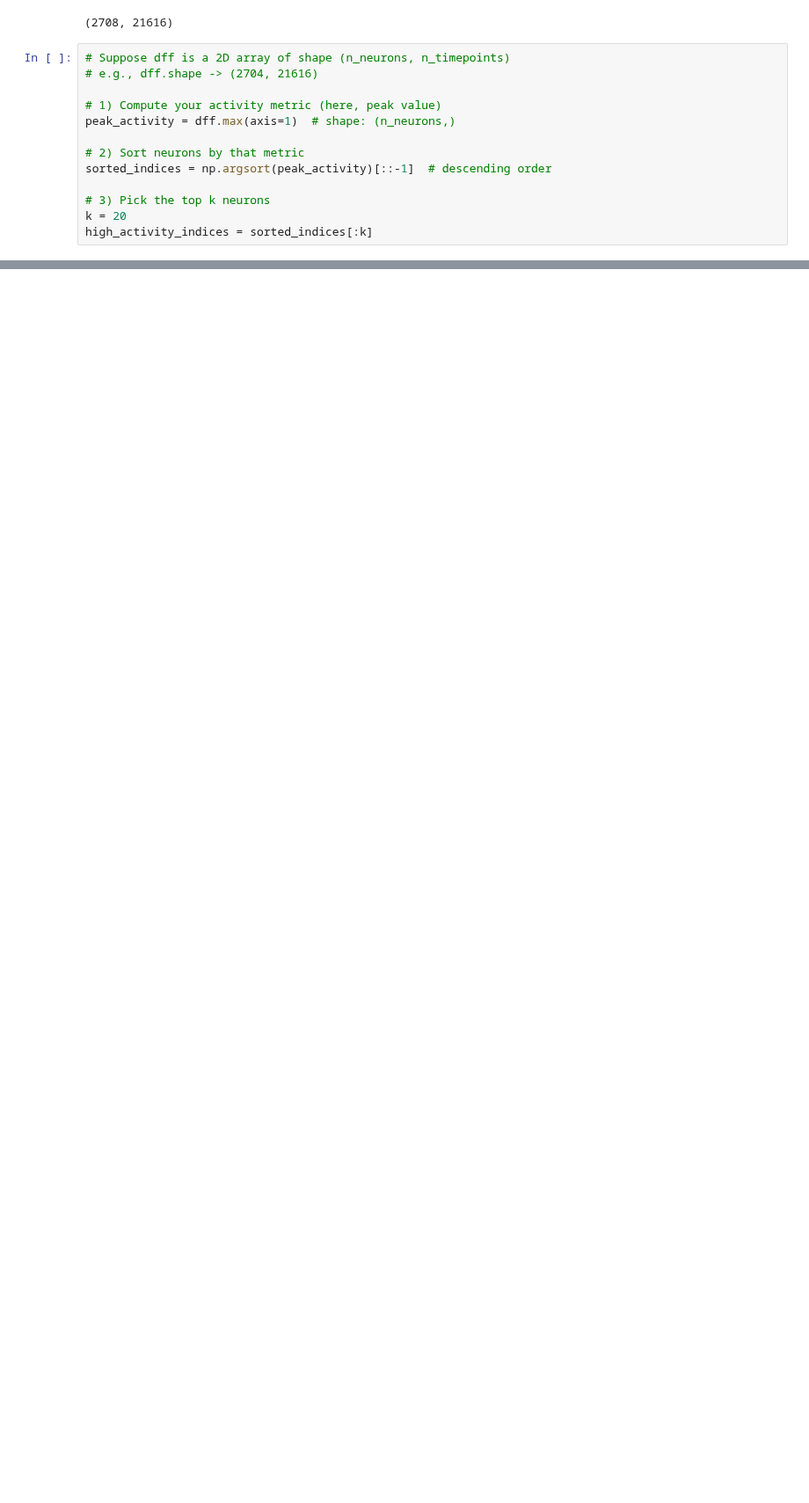
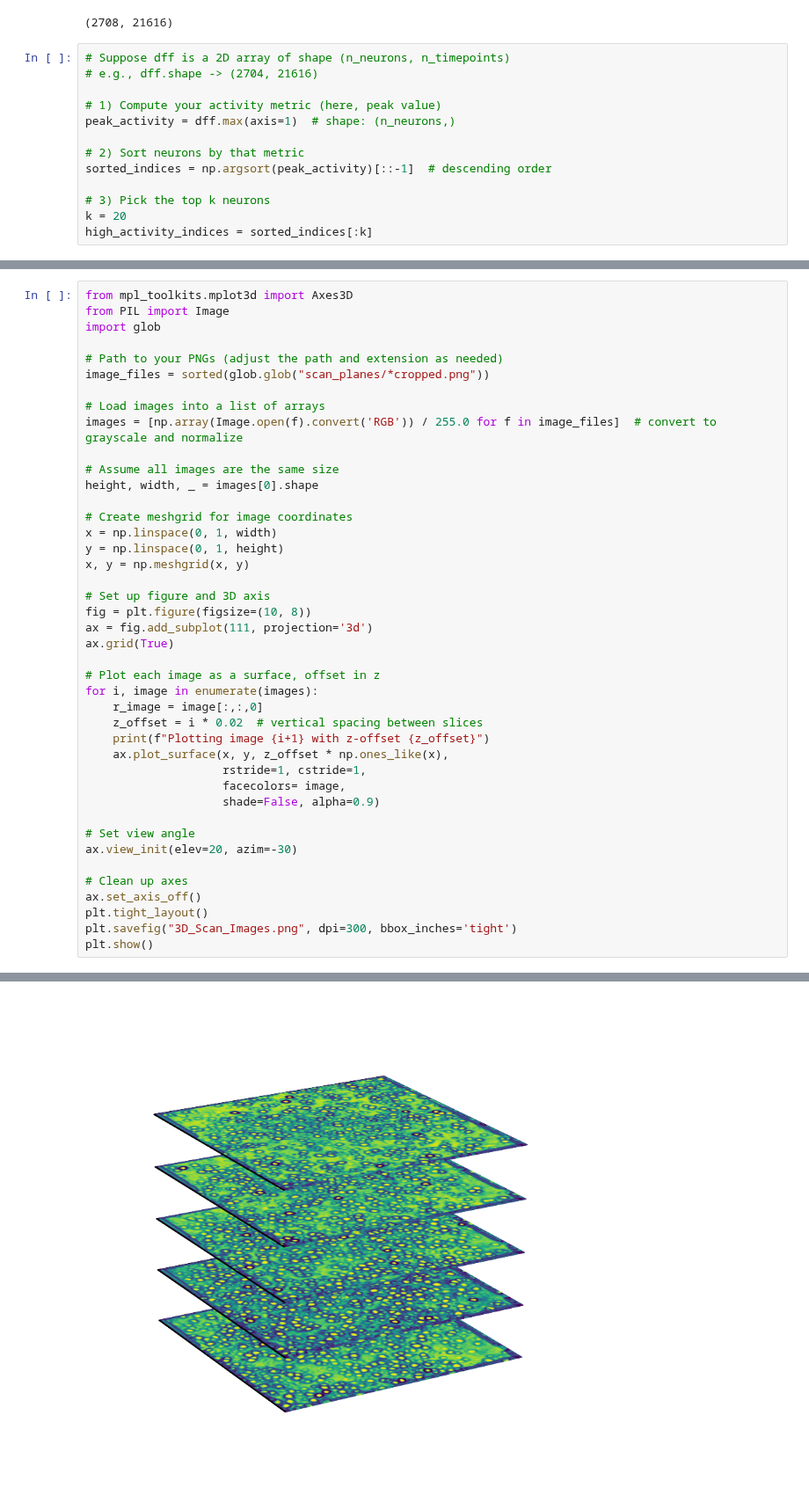
Before and after one commit to Jawagnercarena/Assembly_Organization, a Jupyter notebook: AssemblyPaperFigures/FigureCode/Figure0/Figure0.ipynb, the cells around one changed output, grey strips where cells are left out. Shown at 88% size. Cells and saved outputs as stored; diff of their text form; blank space fills up the shorter version.

```diff
--- a/AssemblyPaperFigures/FigureCode/Figure0/Figure0.ipynb
+++ b/AssemblyPaperFigures/FigureCode/Figure0/Figure0.ipynb
@@ -325,0 +381,43 @@ plot_high_activity_traces(dff, high_activity_indices, offset=3000.0)
+# %%
+from mpl_toolkits.mplot3d import Axes3D
+from PIL import Image
+import glob
+
+# Path to your PNGs (adjust the path and extension as needed)
+image_files = sorted(glob.glob("scan_planes/*cropped.png"))
+
+# Load images into a list of arrays
+images = [np.array(Image.open(f).convert('RGB')) / 255.0 for f in image_files]  # convert to grayscale and normalize
+
+# Assume all images are the same size
+height, width, _ = images[0].shape
+
+# Create meshgrid for image coordinates
+x = np.linspace(0, 1, width)
+y = np.linspace(0, 1, height)
+x, y = np.meshgrid(x, y)
+
+# Set up figure and 3D axis
+fig = plt.figure(figsize=(10, 8))
+ax = fig.add_subplot(111, projection='3d')
+ax.grid(True)
+
+# Plot each image as a surface, offset in z
+for i, image in enumerate(images):
+    r_image = image[:,:,0]
+    z_offset = i * 0.02  # vertical spacing between slices
+    print(f"Plotting image {i+1} with z-offset {z_offset}")
+    ax.plot_surface(x, y, z_offset * np.ones_like(x),
+                    rstride=1, cstride=1,
+                    facecolors= image,
+                    shade=False, alpha=0.9)
+
+# Set view angle
+ax.view_init(elev=20, azim=-30)
+
+# Clean up axes
+ax.set_axis_off()
+plt.tight_layout()
+plt.savefig("3D_Scan_Images.png", dpi=300, bbox_inches='tight')
+plt.show()
+# %% [output]
@@ -325,0 +429 @@ plot_high_activity_traces(dff, high_activity_indices, offset=3000.0)
+[figure, added]
```
Also changed, not shown: parts of 10 cells of this notebook, 22 other files.
